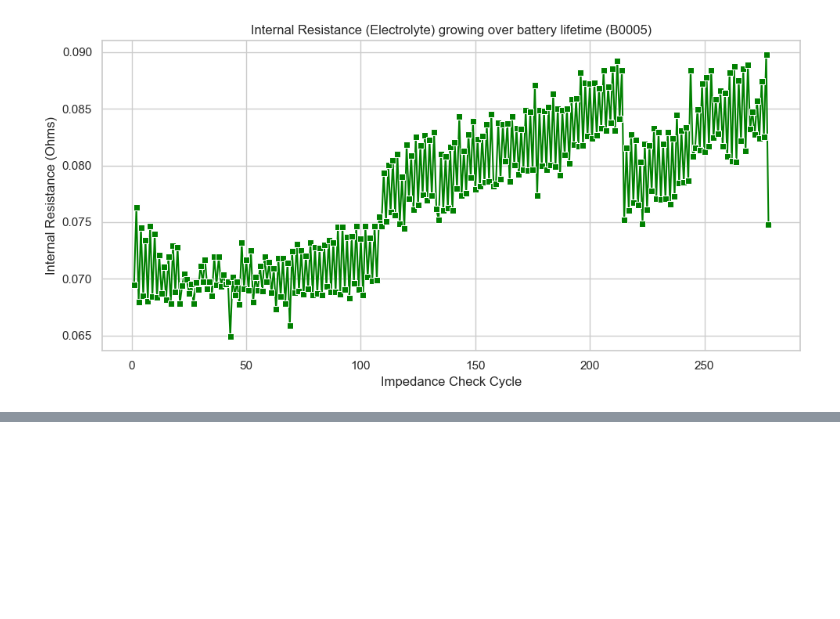
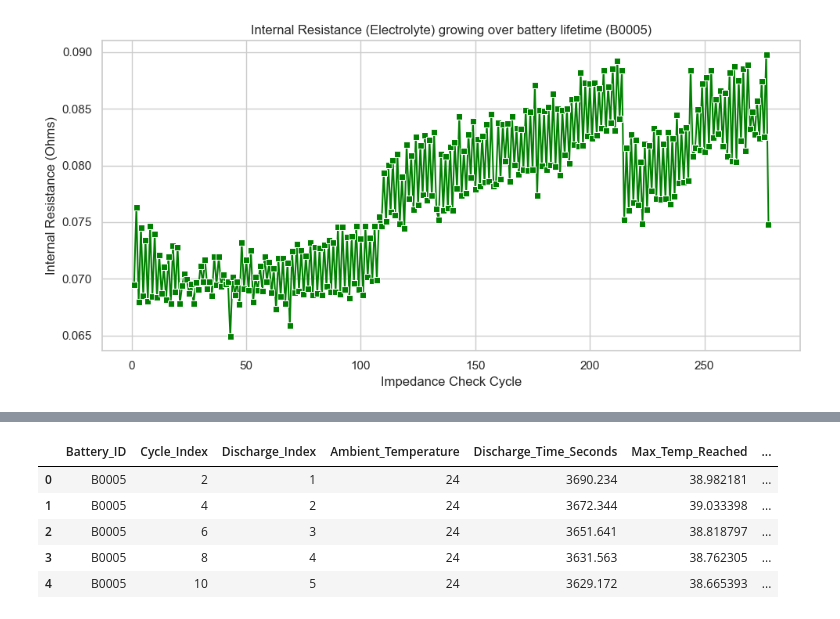
Before and after one commit to barada02/ML_ON_Battery, a Jupyter notebook: EDA/eda1.ipynb, the cells around one changed output, grey strips where cells are left out. Cells and saved outputs as stored; diff of their text form; code cells hidden in the pictures; blank space fills up the shorter version.

Commit message:
new dataset for ml

```diff
--- a/EDA/eda1.ipynb
+++ b/EDA/eda1.ipynb
@@ -377,0 +381,91 @@ plt.show()
+# %%
+import os
+import numpy as np
+
+data_dir = '../Battery_DataSet'
+export_dir = '../csv_exports'
+os.makedirs(export_dir, exist_ok=True)
+
+mat_files = [f for f in os.listdir(data_dir) if f.endswith('.mat')]
+mat_files.sort()
+
+all_ml_data = []
+print(f"Building Advanced ML Dataset for {len(mat_files)} batteries. This takes a second...")
+
+for mat_file in mat_files:
+    battery_id = mat_file.split('.')[0]
+    file_path = os.path.join(data_dir, mat_file)
+
+    try:
+        mat = scipy.io.loadmat(file_path)
+        cycles = mat[battery_id][0, 0]['cycle']
+
+        discharge_index = 0
+        last_known_re = None  # To carry over the nearest impedance check
+
+        for i in range(cycles.size):
+            cycle = cycles[0, i]
+            op_type = cycle['type'][0]
+            temp_ambient = cycle['ambient_temperature'][0, 0]
+            data = cycle['data']
+
+            # 1. Update Internal Resistance when an impedance cycle happens
+            if op_type == 'impedance':
+                if 'Re' in data.dtype.names:
+                    last_known_re = data['Re'][0,0][0,0]
+
+            # 2. Extract deep features when a discharge cycle happens
+            elif op_type == 'discharge':
+                discharge_index += 1
+
+                capacity_val = None
+                if 'Capacity' in data.dtype.names:
+                    capacity_val = data['Capacity'][0,0][0,0]
+
+                # Fetch arrays
+                times = data['Time'][0,0][0]
+                voltages = data['Voltage_measured'][0,0][0]
+                temps = data['Temperature_measured'][0,0][0]
+
+                # Feature Calculations
+                discharge_time_seconds = times[-1] if len(times) > 0 else 0
+                max_temp_reached = np.max(temps) if len(temps) > 0 else temp_ambient
+                min_voltage_recorded = np.min(voltages) if len(voltages) > 0 else 0
+
+                # Voltage Drop Rate (V/sec):
+                # (Max Voltage - Min Voltage) / Total Discharge Time
+                # Note: Sometimes time is roughly 0 if corrupted
+                v_drop_rate = 0
+                if discharge_time_seconds > 0 and len(voltages) > 0:
+                    v_drop_rate = (np.max(voltages) - min_voltage_recorded) / discharge_time_seconds
+
+                # Append to our ultimate master list
+                all_ml_data.append({
+                    'Battery_ID': battery_id,
+                    'Cycle_Index': i + 1,
+                    'Discharge_Index': discharge_index,
+                    'Ambient_Temperature': temp_ambient,
+                    'Discharge_Time_Seconds': discharge_time_seconds,
+                    'Max_Temp_Reached': max_temp_reached,
+                    'Min_Voltage_Recorded': min_voltage_recorded,
+                    'Voltage_Drop_Rate_V_per_sec': v_drop_rate,
+                    'Internal_Resistance_Re': last_known_re,
+                    'Capacity_Ahr': capacity_val # TARGET
+                })
+
+    except Exception as e:
+        print(f"Skipping {battery_id} due to parse error: {e}")
+
+# Export the engineered dataframe
+df_ml_dataset = pd.DataFrame(all_ml_data)
+# Clean up NASA's crashed rows where Capacity doesn't exist
+df_ml_dataset.dropna(subset=['Capacity_Ahr'], inplace=True)
+
+export_path = os.path.join(export_dir, 'ML_Engineered_Battery_Dataset.csv')
+df_ml_dataset.to_csv(export_path, index=False)
+
+print("\n--- FEATURE ENGINEERING COMPLETE ---")
+print(f"Dataset securely saved to: {export_path}")
+print(f"Total valid ML rows generated: {len(df_ml_dataset)}")
+display(df_ml_dataset.head())
+# %% [output]
@@ -377,0 +479,6 @@ plt.show()
+|  | Battery_ID | Cycle_Index | Discharge_Index | Ambient_Temperature | Discharge_Time_Seconds | Max_Temp_Reached | ... |
+| 0 | B0005 | 2 | 1 | 24 | 3690.234 | 38.982181 | ... |
+| 1 | B0005 | 4 | 2 | 24 | 3672.344 | 39.033398 | ... |
+| 2 | B0005 | 6 | 3 | 24 | 3651.641 | 38.818797 | ... |
+| 3 | B0005 | 8 | 4 | 24 | 3631.563 | 38.762305 | ... |
+| 4 | B0005 | 10 | 5 | 24 | 3629.172 | 38.665393 | ... |
```
Also changed, not shown: parts of 3 cells of this notebook, 1 other file.
